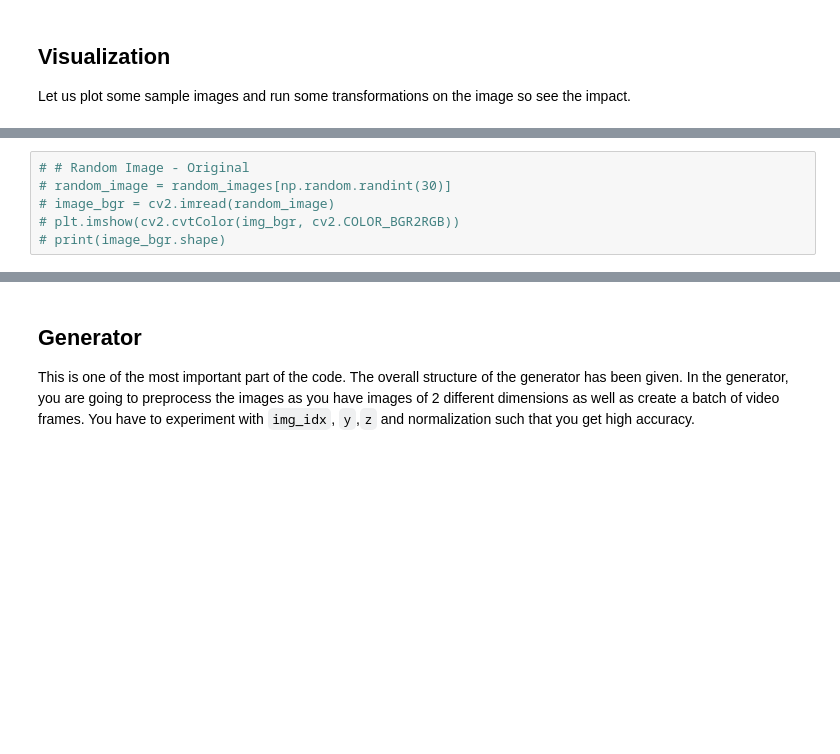
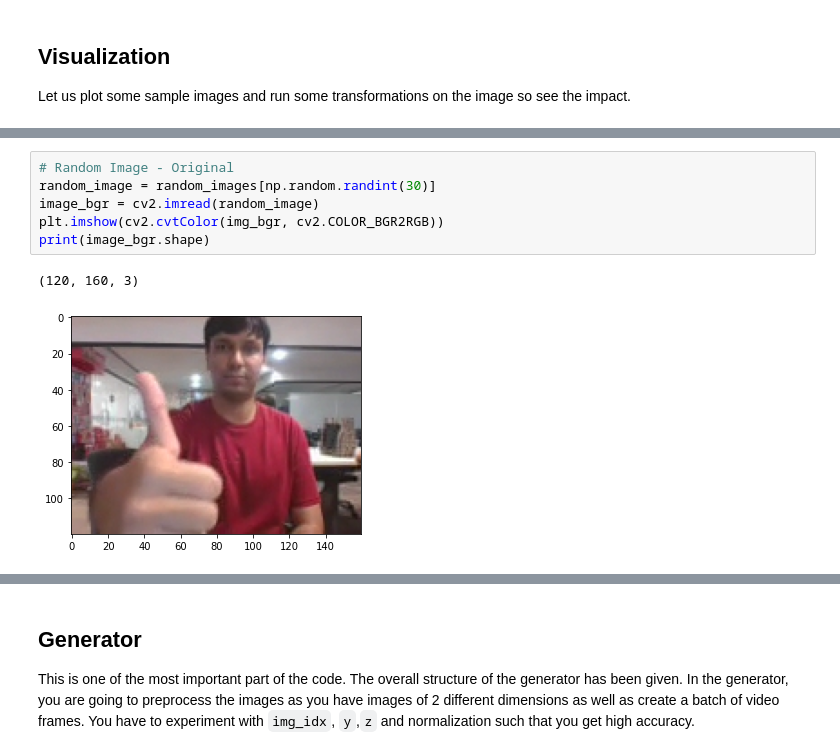
Before and after one commit to sriksmachi/ishara, a Jupyter notebook: gesture_recognition.ipynb, the cells around one changed output, grey strips where cells are left out. Saved outputs shown, nothing was run; the diff lists cells and outputs as text; blank space fills up the shorter version.

```diff
--- a/gesture_recognition.ipynb
+++ b/gesture_recognition.ipynb
@@ -140,6 +110,9 @@ Let us plot some sample images and run some transformations on the image so see
 # %%
-# # Random Image - Original
-# random_image = random_images[np.random.randint(30)]
-# image_bgr = cv2.imread(random_image)
-# plt.imshow(cv2.cvtColor(img_bgr, cv2.COLOR_BGR2RGB))
-# print(image_bgr.shape)
+# Random Image - Original
+random_image = random_images[np.random.randint(30)]
+image_bgr = cv2.imread(random_image)
+plt.imshow(cv2.cvtColor(img_bgr, cv2.COLOR_BGR2RGB))
+print(image_bgr.shape)
+# %% [output]
+(120, 160, 3)
+[figure, added]
```
Also changed, not shown: parts of 121 cells of this notebook.
